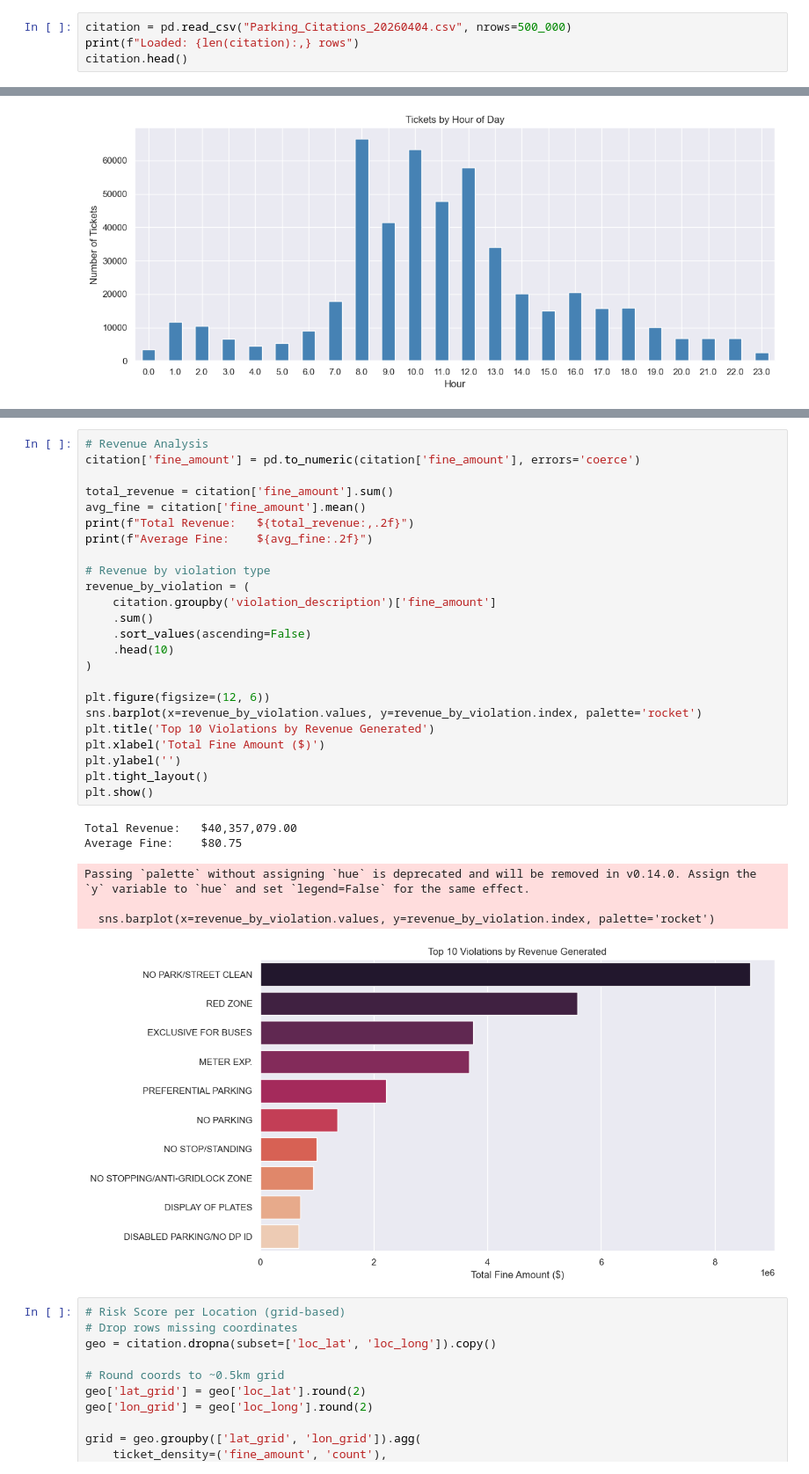
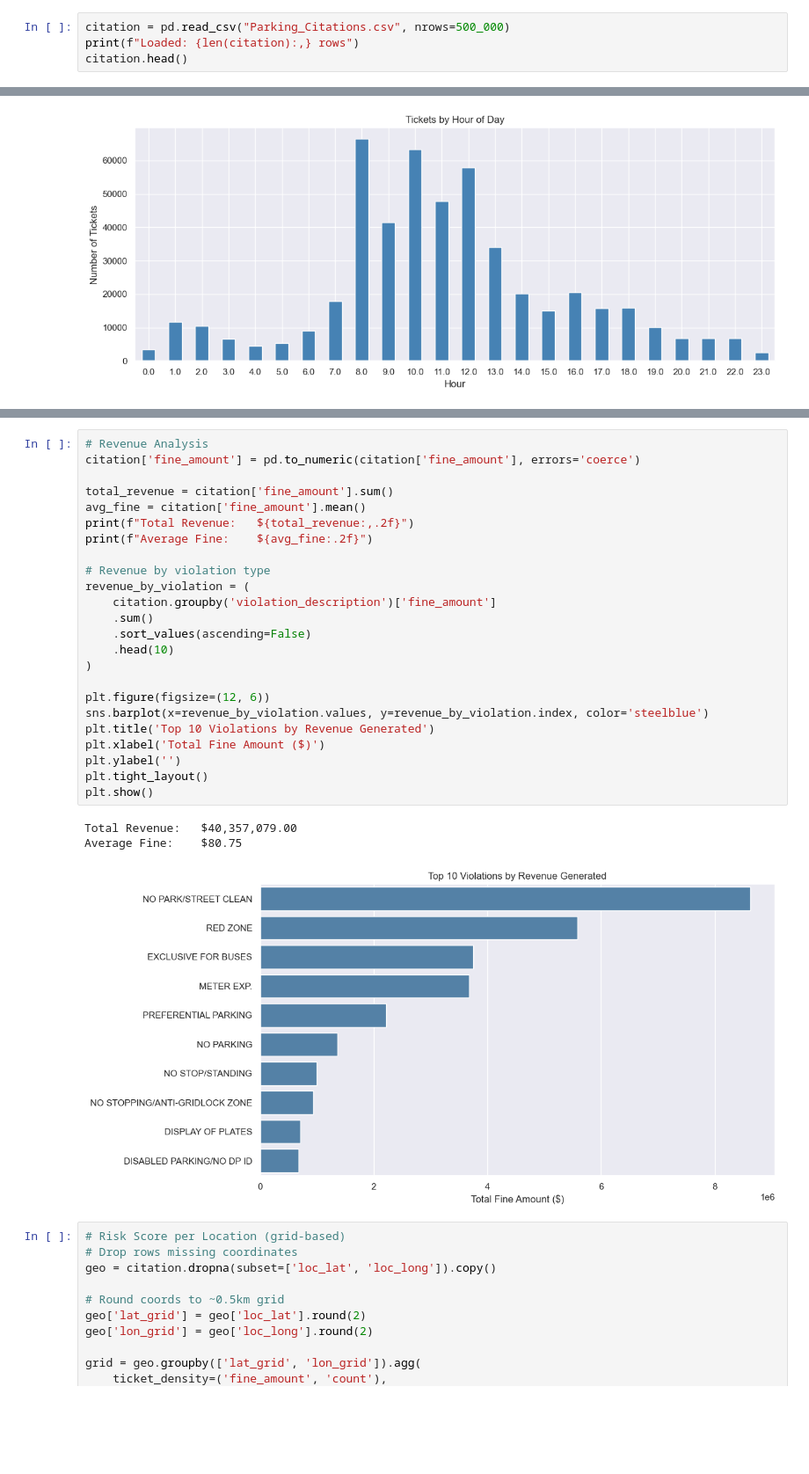
Before and after one commit to janhqnguyen2020/ParkLegal, a Jupyter notebook: data/citation.ipynb, the cells around one changed output, grey strips where cells are left out. Shown at 88% size. Cells and saved outputs as stored; diff of their text form; blank space fills up the shorter version.

Commit message:
Change color

```diff
--- a/data/citation.ipynb
+++ b/data/citation.ipynb
@@ -3,7 +3,7 @@ import pandas as pd
 import numpy as np
 from pathlib import Path
 # %%
-citation = pd.read_csv("Parking_Citations_20260404.csv", nrows=500_000)
+citation = pd.read_csv("Parking_Citations.csv", nrows=500_000)
 print(f"Loaded: {len(citation):,} rows")
 citation.head()
 # %% [output]
@@ -72,34 +69,31 @@ Passing `palette` without assigning `hue` is deprecated and will be removed in v
 # %%
 # Revenue Analysis
 citation['fine_amount'] = pd.to_numeric(citation['fine_amount'], errors='coerce')
 
 total_revenue = citation['fine_amount'].sum()
 avg_fine = citation['fine_amount'].mean()
 print(f"Total Revenue:   ${total_revenue:,.2f}")
 print(f"Average Fine:    ${avg_fine:.2f}")
 
 # Revenue by violation type
 revenue_by_violation = (
     citation.groupby('violation_description')['fine_amount']
     .sum()
     .sort_values(ascending=False)
     .head(10)
 )
 
 plt.figure(figsize=(12, 6))
-sns.barplot(x=revenue_by_violation.values, y=revenue_by_violation.index, palette='rocket')
+sns.barplot(x=revenue_by_violation.values, y=revenue_by_violation.index, color='steelblue')
 plt.title('Top 10 Violations by Revenue Generated')
 plt.xlabel('Total Fine Amount ($)')
 plt.ylabel('')
 plt.tight_layout()
 plt.show()
 # %% [output]
 Total Revenue:   $40,357,079.00
 Average Fine:    $80.75
-Passing `palette` without assigning `hue` is deprecated and will be removed in v0.14.0. Assign the `y` variable to `hue` and set `legend=False` for the same effect.
-
-  sns.barplot(x=revenue_by_violation.values, y=revenue_by_violation.index, palette='rocket')
-[figure, old version]
+[figure, new version]
 # %%
 # Risk Score per Location (grid-based)
 # Drop rows missing coordinates
```
Also changed, not shown: parts of 4 cells of this notebook, 1 other file.
